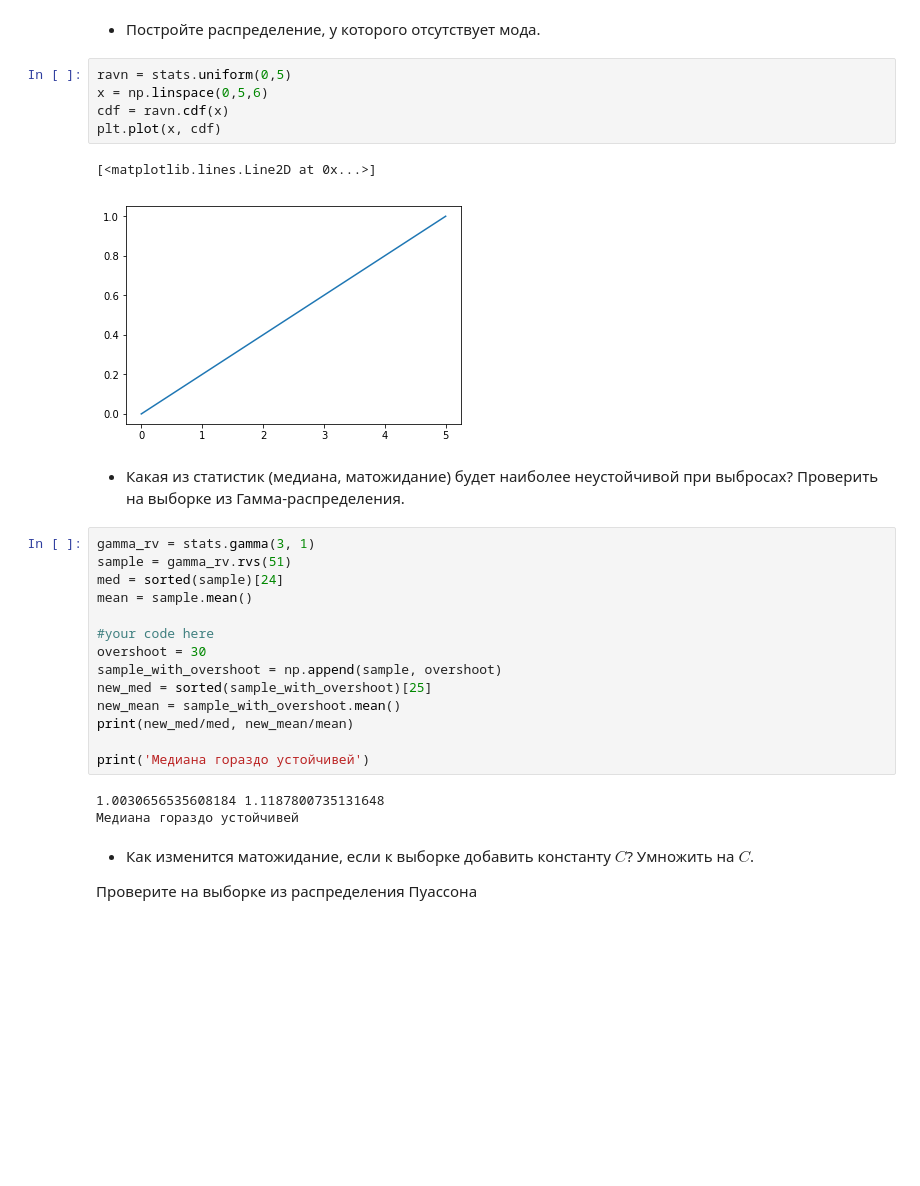
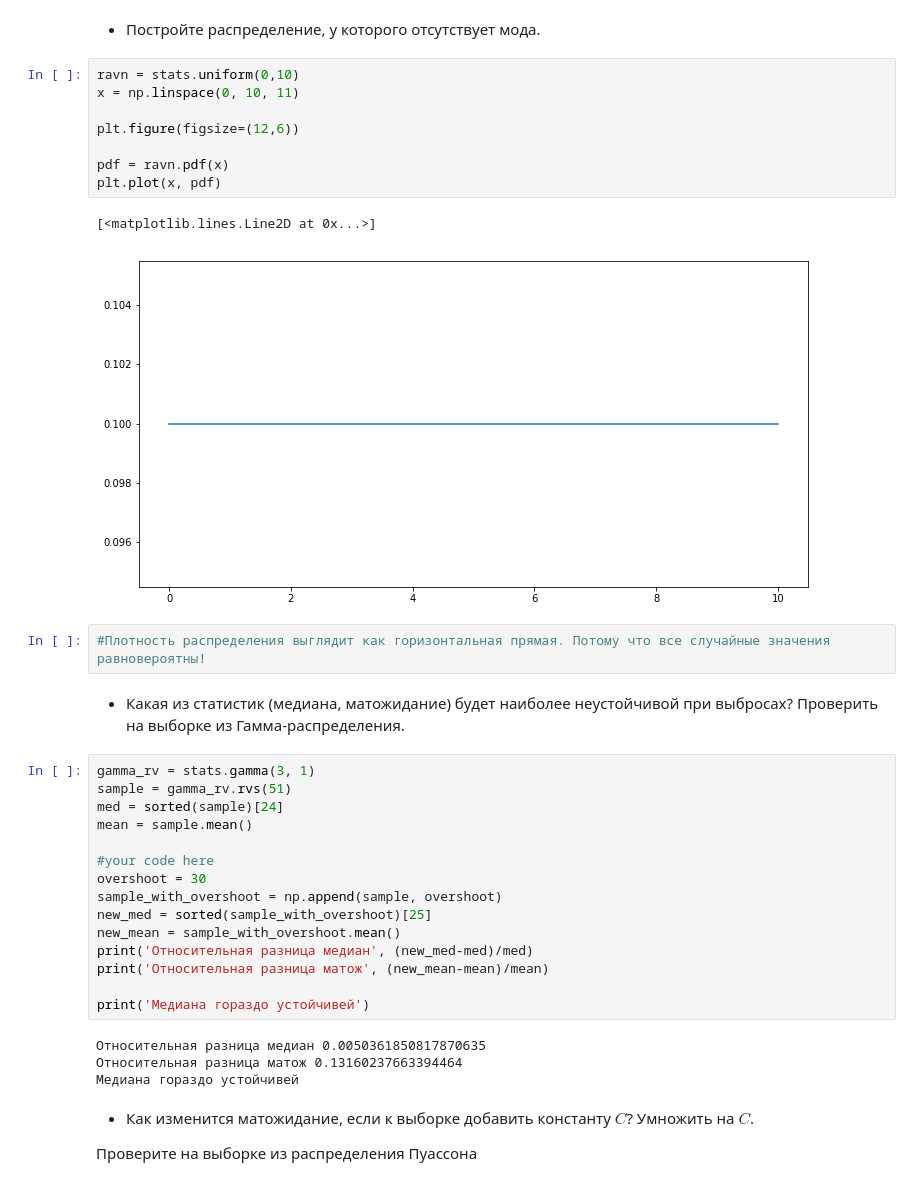
Before and after one commit to dataeli/netology-terver, a Jupyter notebook: hw2.ipynb, the cells around one changed output. Saved outputs shown, nothing was run; the diff lists cells and outputs as text; blank space fills up the shorter version.

```diff
--- a/hw2.ipynb
+++ b/hw2.ipynb
@@ -37,13 +37,18 @@ from statsmodels.distributions.empirical_distribution import ECDF
 # %% [markdown]
 - Постройте распределение, у которого отсутствует мода.
 # %%
-ravn = stats.uniform(0,5)
-x = np.linspace(0,5,6)
-cdf = ravn.cdf(x)
-plt.plot(x, cdf)
+ravn = stats.uniform(0,10)
+x = np.linspace(0, 10, 11)
+
+plt.figure(figsize=(12,6))
+
+pdf = ravn.pdf(x)
+plt.plot(x, pdf)
 # %% [output]
 [<matplotlib.lines.Line2D at 0x...>]
-[figure, old version]
+[figure, new version]
+# %%
+#Плотность распределения выглядит как горизонтальная прямая. Потому что все случайные значения равновероятны!
 # %% [markdown]
 - Какая из статистик (медиана, матожидание) будет наиболее неустойчивой при выбросах? Проверить на выборке из Гамма-распределения.
 # %%
@@ -57,11 +62,13 @@ overshoot = 30
 sample_with_overshoot = np.append(sample, overshoot)
 new_med = sorted(sample_with_overshoot)[25]
 new_mean = sample_with_overshoot.mean()
-print(new_med/med, new_mean/mean)
+print('Относительная разница медиан', (new_med-med)/med)
+print('Относительная разница матож', (new_mean-mean)/mean)
 
 print('Медиана гораздо устойчивей')
 # %% [output]
-1.0030656535608184 1.1187800735131648
+Относительная разница медиан 0.0050361850817870635
+Относительная разница матож 0.13160237663394464
 Медиана гораздо устойчивей
 # %% [markdown]
 - Как изменится матожидание, если к выборке добавить константу $C$? Умножить на $C$.
```
Also changed, not shown: parts of 20 cells of this notebook.
